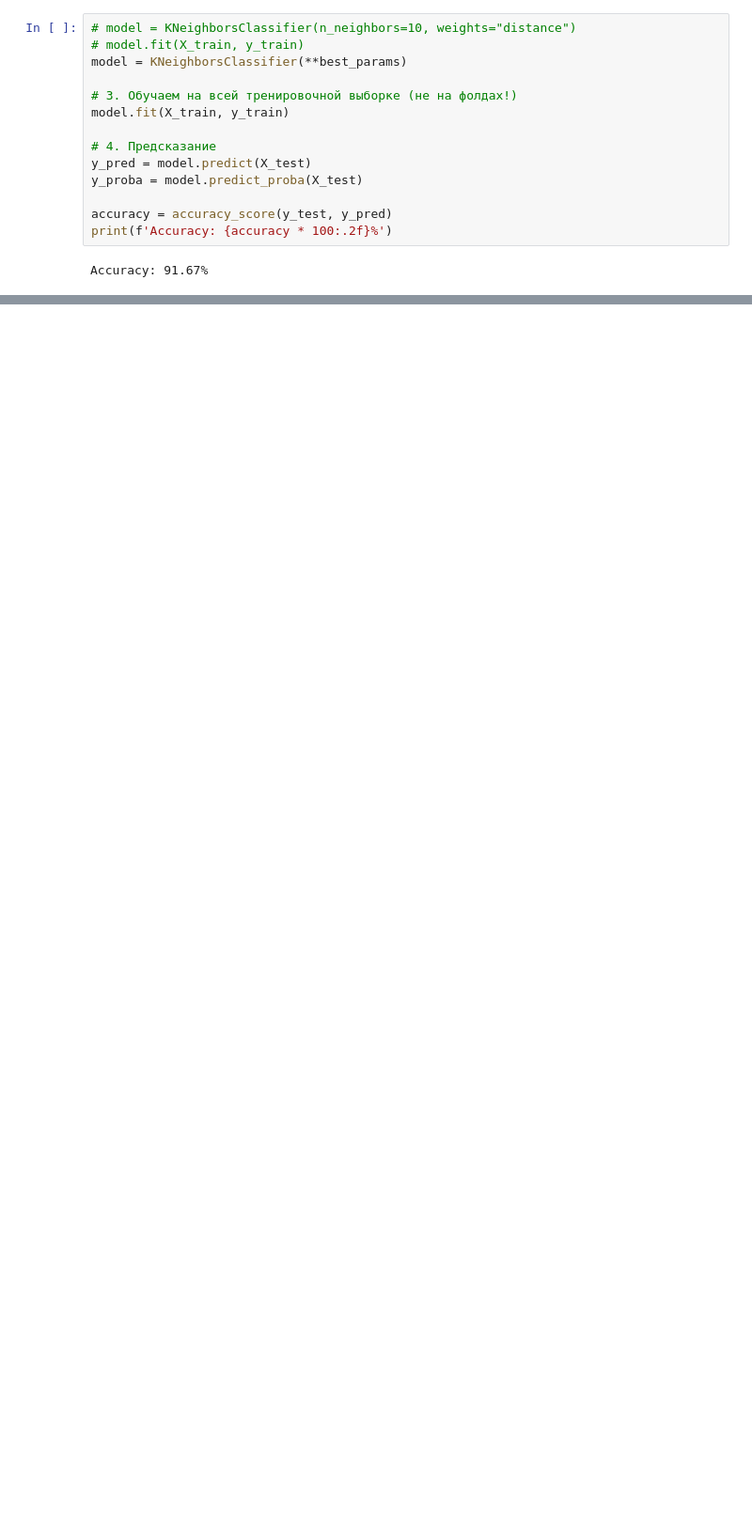
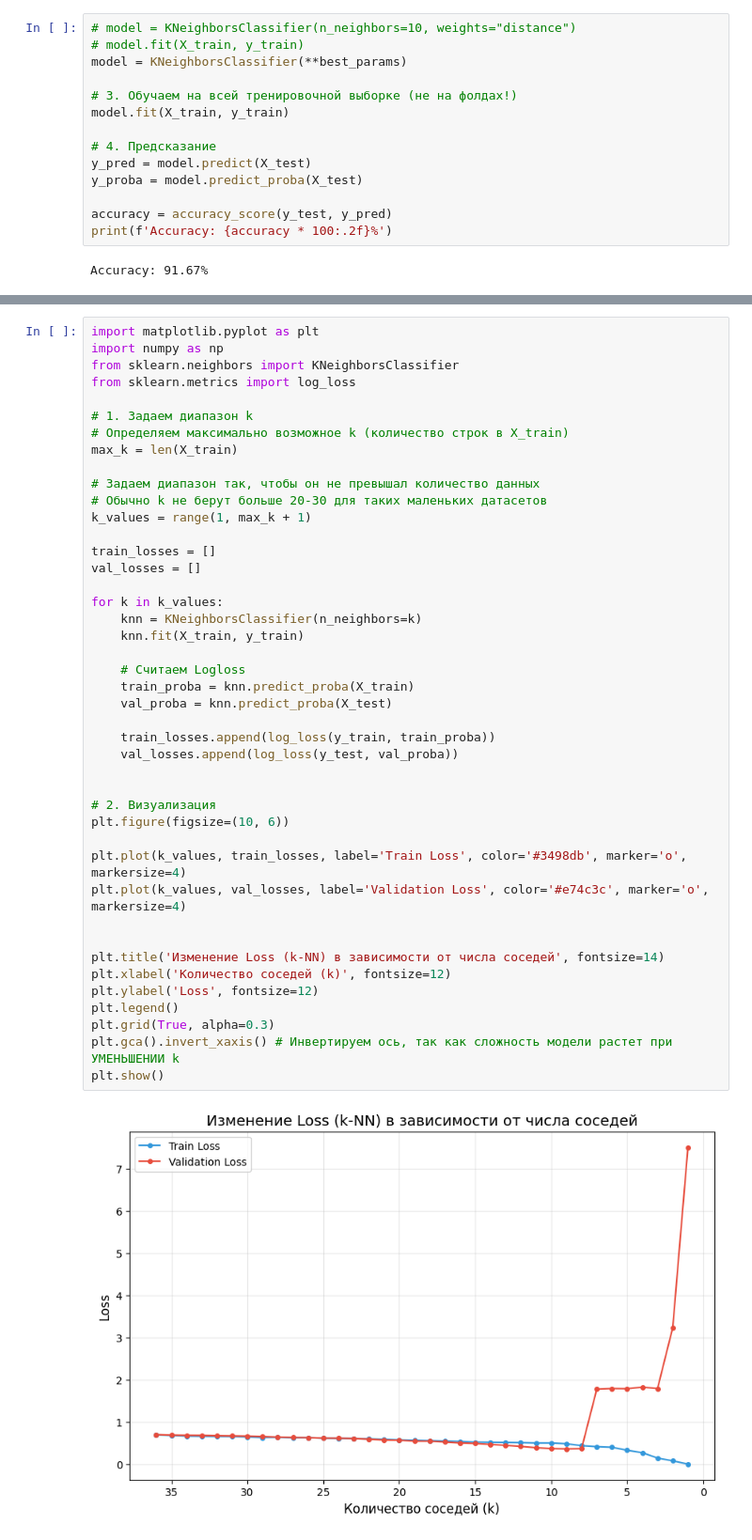
Before and after one commit to Egor29ch/UDGU_project, a Jupyter notebook: k-NN.ipynb, the cells around one changed output, grey strips where cells are left out. Shown at 94% size. Saved outputs shown, nothing was run; the diff lists cells and outputs as text; blank space fills up the shorter version.

```diff
--- a/k-NN.ipynb
+++ b/k-NN.ipynb
@@ -194,0 +178,45 @@ plt.show()
+# %%
+import matplotlib.pyplot as plt
+import numpy as np
+from sklearn.neighbors import KNeighborsClassifier
+from sklearn.metrics import log_loss
+
+# 1. Задаем диапазон k
+# Определяем максимально возможное k (количество строк в X_train)
+max_k = len(X_train)
+
+# Задаем диапазон так, чтобы он не превышал количество данных
+# Обычно k не берут больше 20-30 для таких маленьких датасетов
+k_values = range(1, max_k + 1)
+
+train_losses = []
+val_losses = []
+
+for k in k_values:
+    knn = KNeighborsClassifier(n_neighbors=k)
+    knn.fit(X_train, y_train)
+
+    # Считаем Logloss
+    train_proba = knn.predict_proba(X_train)
+    val_proba = knn.predict_proba(X_test)
+
+    train_losses.append(log_loss(y_train, train_proba))
+    val_losses.append(log_loss(y_test, val_proba))
+
+
+# 2. Визуализация
+plt.figure(figsize=(10, 6))
+
+plt.plot(k_values, train_losses, label='Train Loss', color='#3498db', marker='o', markersize=4)
+plt.plot(k_values, val_losses, label='Validation Loss', color='#e74c3c', marker='o', markersize=4)
+
+
+plt.title('Изменение Loss (k-NN) в зависимости от числа соседей', fontsize=14)
+plt.xlabel('Количество соседей (k)', fontsize=12)
+plt.ylabel('Loss', fontsize=12)
+plt.legend()
+plt.grid(True, alpha=0.3)
+plt.gca().invert_xaxis() # Инвертируем ось, так как сложность модели растет при УМЕНЬШЕНИИ k
+plt.show()
+# %% [output]
+[figure, added]
```
Also changed, not shown: parts of 5 cells of this notebook, 9 other files.
